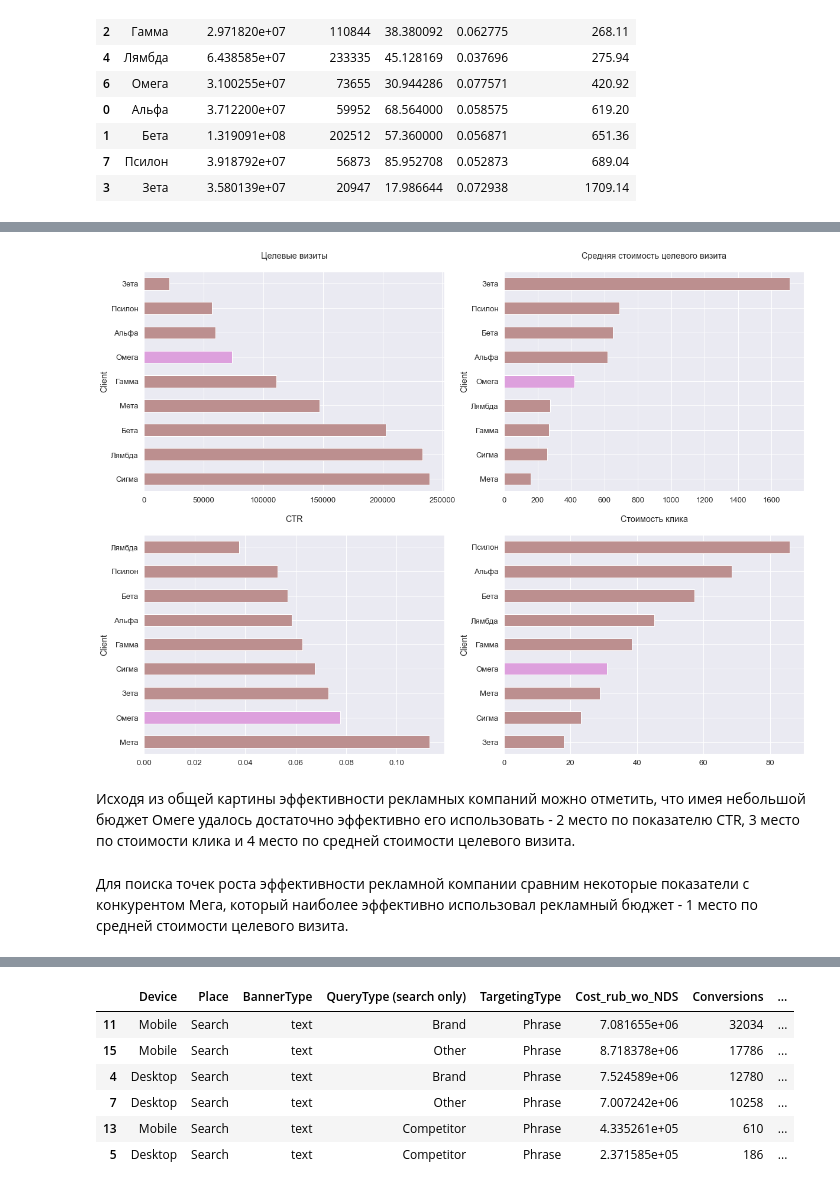
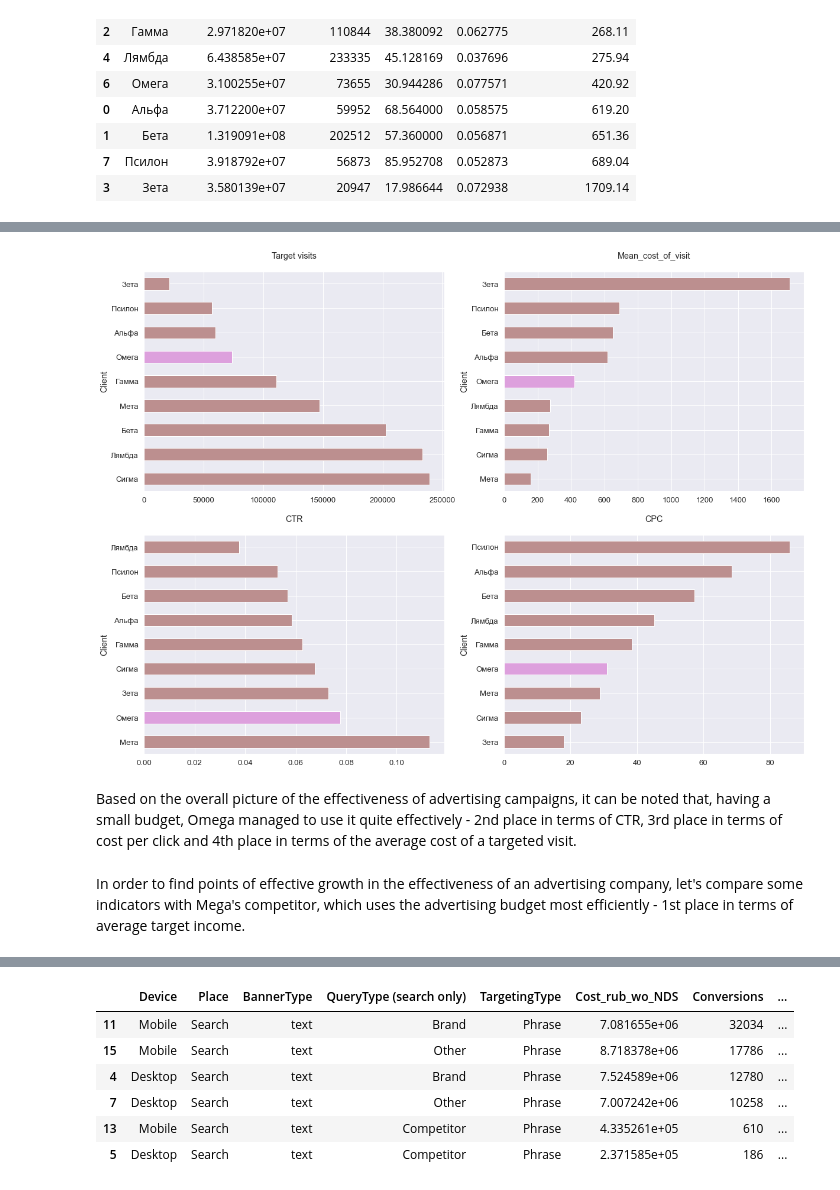
Before and after one commit to ConveroMursa/Data_Analysis, a Jupyter notebook: EDA_projects/Аnalysis_of_an_advertising_campaign/Аnalysis_of_an_advertising_campaign.ipynb, the cells around one changed output, grey strips where cells are left out. Saved outputs shown, nothing was run; the diff lists cells and outputs as text; code cells hidden in the pictures.

```diff
--- a/EDA_projects/Аnalysis_of_an_advertising_campaign/Аnalysis_of_an_advertising_campaign.ipynb
+++ b/EDA_projects/Аnalysis_of_an_advertising_campaign/Аnalysis_of_an_advertising_campaign.ipynb
@@ -79,30 +76,30 @@ df_group.sort_values("Cost_rub_wo_NDS", ascending=False)\
 # %%
 fig, ax = plt.subplots(nrows=2, ncols=2, figsize=(20, 15))
 
 df_group.sort_values("Mean_cost_of_visit").plot(kind='barh', x="Client", y='Mean_cost_of_visit',
     color=['#BC8F8F', '#BC8F8F', '#BC8F8F', '#BC8F8F',  '#DDA0DD','#BC8F8F', '#BC8F8F', '#BC8F8F', '#BC8F8F'],
     legend=False, ylabel='Mean_cost_of_visit\n\n',
-    title='Средняя стоимость целевого визита\n', ax=ax[0,1])
+    title='Mean_cost_of_visit\n', ax=ax[0,1])
 df_group.sort_values("Сonversions", ascending=False).plot(kind='barh',x="Client", y="Сonversions",
     color=['#BC8F8F', '#BC8F8F', '#BC8F8F', '#BC8F8F',  '#BC8F8F','#DDA0DD', '#BC8F8F', '#BC8F8F', '#BC8F8F'],
     legend=False,
-    title='Целевые визиты\n', ax=ax[0,0])
+    title='Target visits\n', ax=ax[0,0])
 df_group.sort_values("CPC").plot(kind='barh', x="Client", y="CPC",
     color=['#BC8F8F', '#BC8F8F', '#BC8F8F', '#DDA0DD','#BC8F8F',  '#BC8F8F', '#BC8F8F', '#BC8F8F', '#BC8F8F'],
     legend=False,
-    title='Стоимость клика\n' , ax=ax[1,1])
+    title='CPC\n' , ax=ax[1,1])
 df_group.sort_values("CTR", ascending=False).plot(kind='barh', x="Client", y="CTR",
     color=['#BC8F8F', '#DDA0DD','#BC8F8F', '#BC8F8F', '#BC8F8F',  '#BC8F8F', '#BC8F8F', '#BC8F8F', '#BC8F8F'],
     legend=False,
     title='CTR\n' , ax=ax[1,0]);
 # %% [output]
-[figure, old version]
+[figure, new version]
 # %% [markdown]
-Исходя из общей картины эффективности рекламных компаний можно отметить, что имея небольшой бюджет Омеге удалось достаточно эффективно его использовать - 2 место по показателю CTR, 3 место по стоимости клика и 4 место по средней стоимости целевого визита.
+Based on the overall picture of the effectiveness of advertising campaigns, it can be noted that, having a small budget, Omega managed to use it quite effectively - 2nd place in terms of CTR, 3rd place in terms of cost per click and 4th place in terms of the average cost of a targeted visit.
 # %%
 df_om_met = df_sub.query('Client in ["Омега", "Мета"]')
 # %% [markdown]
-Для поиска точек роста эффективности рекламной компании сравним некоторые показатели с конкурентом Мега, который наиболее эффективно использовал рекламный бюджет - 1 место по средней стоимости целевого визита.
+In order to find points of effective growth in the effectiveness of an advertising company, let's compare some indicators with Mega's competitor, which uses the advertising budget most efficiently - 1st place in terms of average target income.
 # %%
 df_om_met.head()
 # %% [output]
```
Also changed, not shown: parts of 14 cells of this notebook.
